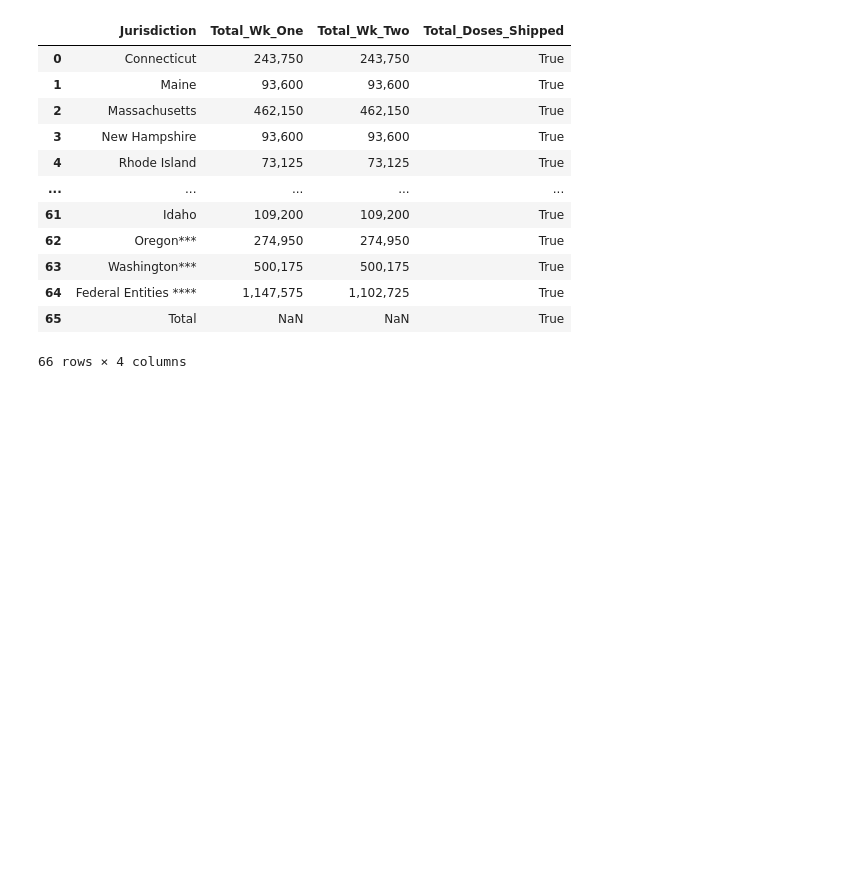
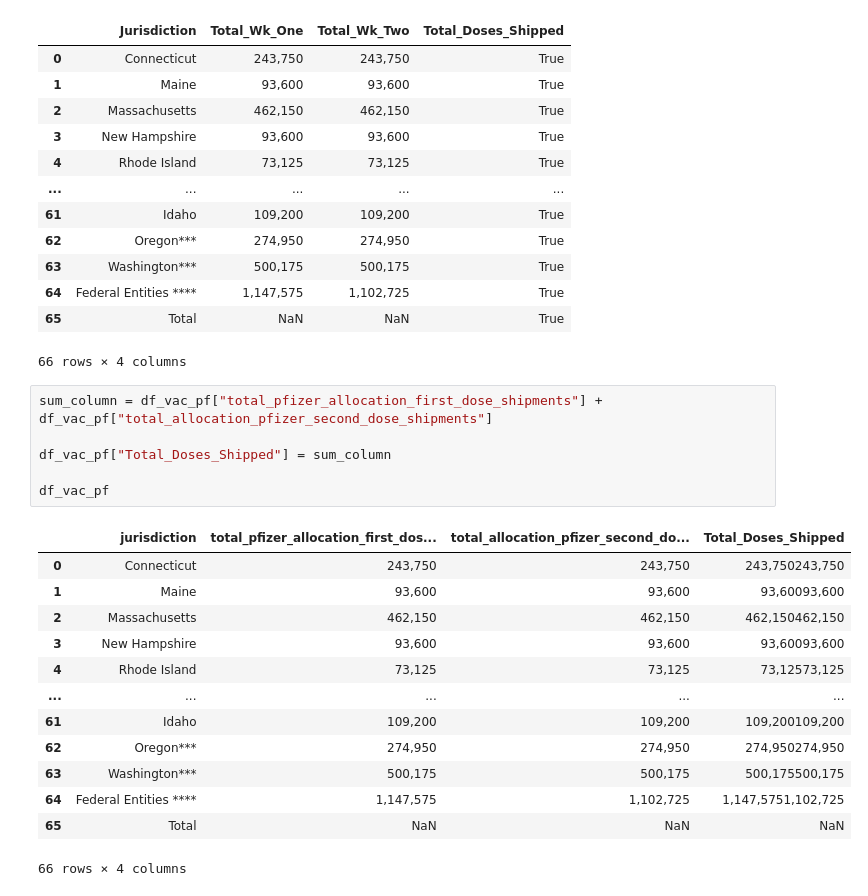
Before and after one commit to tduron3/I_Have_No_Clue, a Jupyter notebook: Project_2.ipynb, the cells around one changed output. Saved outputs shown, nothing was run; the diff lists cells and outputs as text; blank space fills up the shorter version.

```diff
--- a/Project_2.ipynb
+++ b/Project_2.ipynb
@@ -380,3 +391,23 @@ df_vac_pf.rename(columns={'jurisdiction':'Jurisdiction','total_pfizer_allocation
 | 64 | Federal Entities **** | 1,147,575 | 1,102,725 | True |
 | 65 | Total | NaN | NaN | True |
 66 rows × 4 columns
+# %%
+sum_column = df_vac_pf["total_pfizer_allocation_first_dose_shipments"] + df_vac_pf["total_allocation_pfizer_second_dose_shipments"]
+
+df_vac_pf["Total_Doses_Shipped"] = sum_column
+
+df_vac_pf
+# %% [output]
+|  | jurisdiction | total_pfizer_allocation_first_dos... | total_allocation_pfizer_second_do... | Total_Doses_Shipped |
+| 0 | Connecticut | 243,750 | 243,750 | 243,750243,750 |
+| 1 | Maine | 93,600 | 93,600 | 93,60093,600 |
+| 2 | Massachusetts | 462,150 | 462,150 | 462,150462,150 |
+| 3 | New Hampshire | 93,600 | 93,600 | 93,60093,600 |
+| 4 | Rhode Island | 73,125 | 73,125 | 73,12573,125 |
+| ... | ... | ... | ... | ... |
+| 61 | Idaho | 109,200 | 109,200 | 109,200109,200 |
+| 62 | Oregon*** | 274,950 | 274,950 | 274,950274,950 |
+| 63 | Washington*** | 500,175 | 500,175 | 500,175500,175 |
+| 64 | Federal Entities **** | 1,147,575 | 1,102,725 | 1,147,5751,102,725 |
+| 65 | Total | NaN | NaN | NaN |
+66 rows × 4 columns
```
Also changed, not shown: parts of 8 cells of this notebook, 1 other file.
